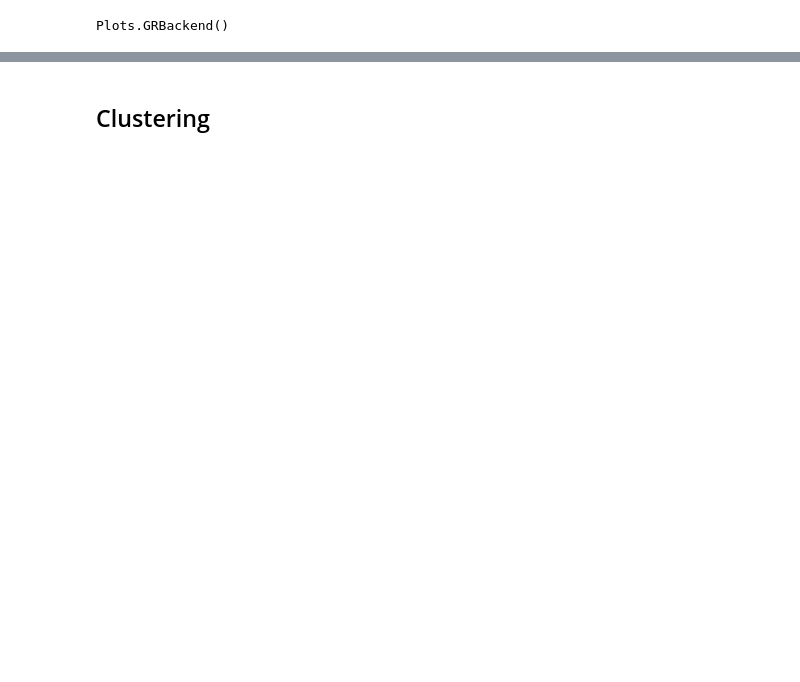
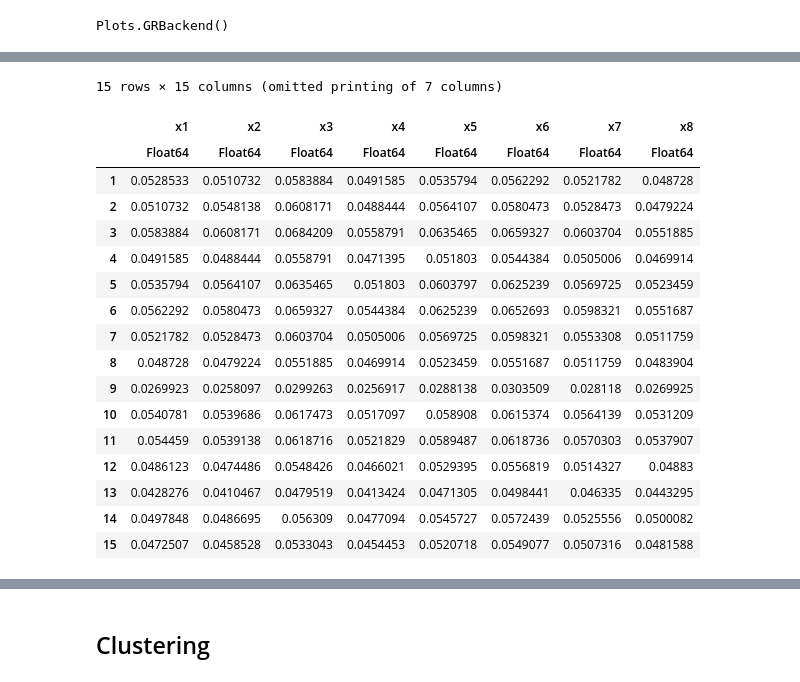
Before and after one commit to ltempfli/Team_assignment_AMO, a Jupyter notebook: Scenario_Generation.ipynb, the cells around one changed output, grey strips where cells are left out. Saved outputs shown, nothing was run; the diff lists cells and outputs as text; code cells hidden in the pictures; blank space fills up the shorter version.

```diff
--- a/Scenario_Generation.ipynb
+++ b/Scenario_Generation.ipynb
@@ -65,0 +176,23 @@ plot(df[:, 1], mean_values, label="Average of V1 to V100", xlabel="Time[h]", yla
+# %%
+# Covariance
+cov_matrix = cov(Matrix(df_zones), corrected=false)
+df_cov = DataFrame(cov_matrix, :auto)
+# %% [output]
+15 rows × 15 columns (omitted printing of 7 columns)
+|  | x1 | x2 | x3 | x4 | x5 | x6 | x7 | x8 |
+|  | Float64 | Float64 | Float64 | Float64 | Float64 | Float64 | Float64 | Float64 |
+| 1 | 0.0528533 | 0.0510732 | 0.0583884 | 0.0491585 | 0.0535794 | 0.0562292 | 0.0521782 | 0.048728 |
+| 2 | 0.0510732 | 0.0548138 | 0.0608171 | 0.0488444 | 0.0564107 | 0.0580473 | 0.0528473 | 0.0479224 |
+| 3 | 0.0583884 | 0.0608171 | 0.0684209 | 0.0558791 | 0.0635465 | 0.0659327 | 0.0603704 | 0.0551885 |
+| 4 | 0.0491585 | 0.0488444 | 0.0558791 | 0.0471395 | 0.051803 | 0.0544384 | 0.0505006 | 0.0469914 |
+| 5 | 0.0535794 | 0.0564107 | 0.0635465 | 0.051803 | 0.0603797 | 0.0625239 | 0.0569725 | 0.0523459 |
+| 6 | 0.0562292 | 0.0580473 | 0.0659327 | 0.0544384 | 0.0625239 | 0.0652693 | 0.0598321 | 0.0551687 |
+| 7 | 0.0521782 | 0.0528473 | 0.0603704 | 0.0505006 | 0.0569725 | 0.0598321 | 0.0553308 | 0.0511759 |
+| 8 | 0.048728 | 0.0479224 | 0.0551885 | 0.0469914 | 0.0523459 | 0.0551687 | 0.0511759 | 0.0483904 |
+| 9 | 0.0269923 | 0.0258097 | 0.0299263 | 0.0256917 | 0.0288138 | 0.0303509 | 0.028118 | 0.0269925 |
+| 10 | 0.0540781 | 0.0539686 | 0.0617473 | 0.0517097 | 0.058908 | 0.0615374 | 0.0564139 | 0.0531209 |
+| 11 | 0.054459 | 0.0539138 | 0.0618716 | 0.0521829 | 0.0589487 | 0.0618736 | 0.0570303 | 0.0537907 |
+| 12 | 0.0486123 | 0.0474486 | 0.0548426 | 0.0466021 | 0.0529395 | 0.0556819 | 0.0514327 | 0.04883 |
+| 13 | 0.0428276 | 0.0410467 | 0.0479519 | 0.0413424 | 0.0471305 | 0.0498441 | 0.046335 | 0.0443295 |
+| 14 | 0.0497848 | 0.0486695 | 0.056309 | 0.0477094 | 0.0545727 | 0.0572439 | 0.0525556 | 0.0500082 |
+| 15 | 0.0472507 | 0.0458528 | 0.0533043 | 0.0454453 | 0.0520718 | 0.0549077 | 0.0507316 | 0.0481588 |
```
Also changed, not shown: parts of 28 cells of this notebook, 2 other files.
